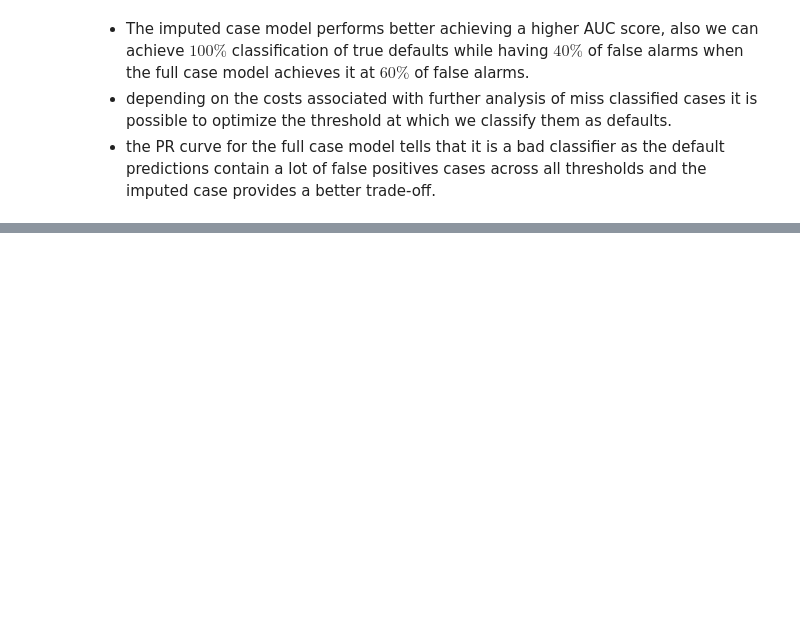
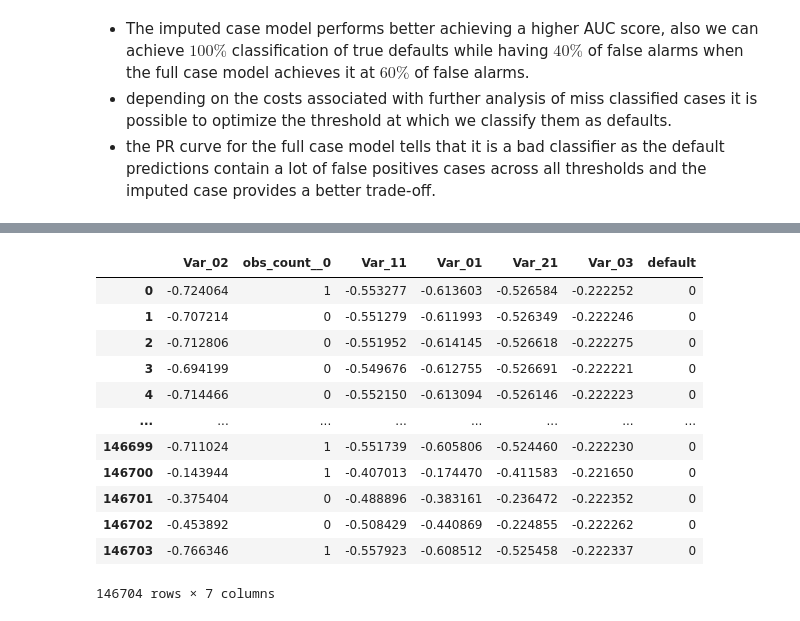
Before and after one commit to CptQuak/ing_lionsden, a Jupyter notebook: modeling.ipynb, the cells around one changed output, grey strips where cells are left out. Saved outputs shown, nothing was run; the diff lists cells and outputs as text; code cells hidden in the pictures; blank space fills up the shorter version.

```diff
--- a/modeling.ipynb
+++ b/modeling.ipynb
@@ -225,0 +276,20 @@ X_best.to_csv('data/df_best.csv')
+# %%
+# saving for pca
+X_decorr = pd.concat([X.iloc[:, x_subset_3], default], axis=1)
+X_decorr.to_csv('data/df_best.csv')
+# %%
+X_decorr
+# %% [output]
+|  | Var_02 | obs_count__0 | Var_11 | Var_01 | Var_21 | Var_03 | default |
+| 0 | -0.724064 | 1 | -0.553277 | -0.613603 | -0.526584 | -0.222252 | 0 |
+| 1 | -0.707214 | 0 | -0.551279 | -0.611993 | -0.526349 | -0.222246 | 0 |
+| 2 | -0.712806 | 0 | -0.551952 | -0.614145 | -0.526618 | -0.222275 | 0 |
+| 3 | -0.694199 | 0 | -0.549676 | -0.612755 | -0.526691 | -0.222221 | 0 |
+| 4 | -0.714466 | 0 | -0.552150 | -0.613094 | -0.526146 | -0.222223 | 0 |
+| ... | ... | ... | ... | ... | ... | ... | ... |
+| 146699 | -0.711024 | 1 | -0.551739 | -0.605806 | -0.524460 | -0.222230 | 0 |
+| 146700 | -0.143944 | 1 | -0.407013 | -0.174470 | -0.411583 | -0.221650 | 0 |
+| 146701 | -0.375404 | 0 | -0.488896 | -0.383161 | -0.236472 | -0.222352 | 0 |
+| 146702 | -0.453892 | 0 | -0.508429 | -0.440869 | -0.224855 | -0.222262 | 0 |
+| 146703 | -0.766346 | 1 | -0.557923 | -0.608512 | -0.525458 | -0.222337 | 0 |
+146704 rows × 7 columns
```
Also changed, not shown: parts of 13 cells of this notebook, 1 other file.
